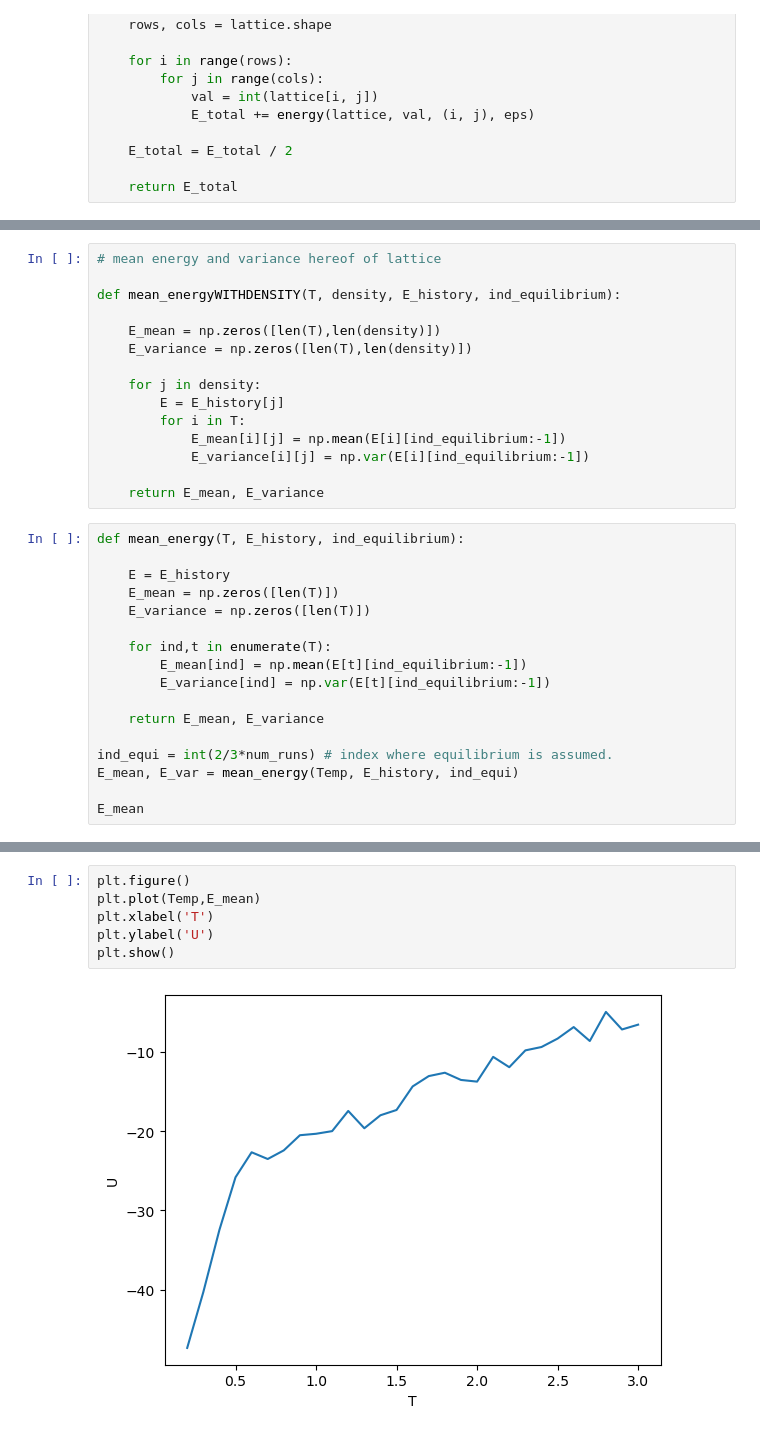
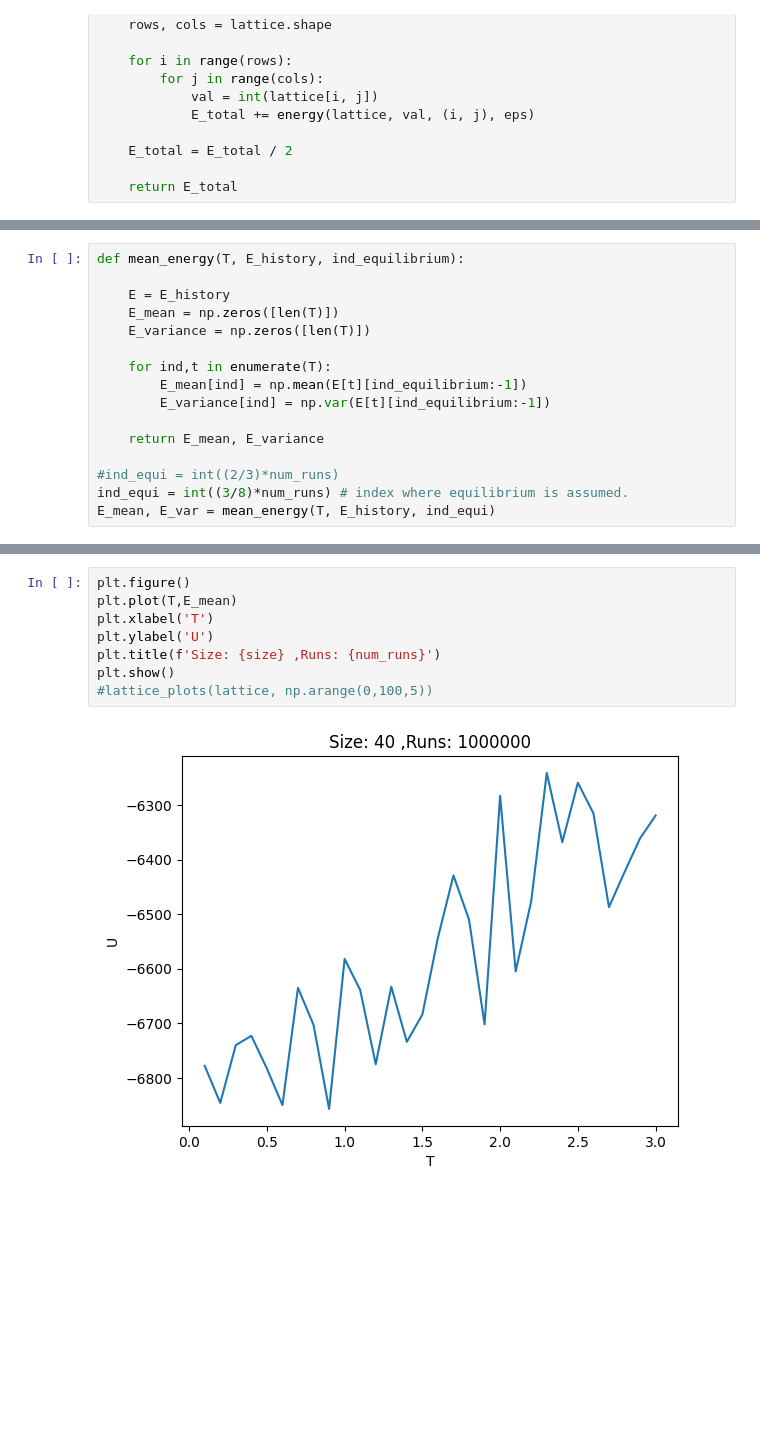
Before and after one commit to anahelena00/Tcell, a Jupyter notebook: InfectiousMonteCarlo.ipynb, the cells around one changed output, grey strips where cells are left out. Cells and saved outputs as stored; diff of their text form; blank space fills up the shorter version.

```diff
--- a/InfectiousMonteCarlo.ipynb
+++ b/InfectiousMonteCarlo.ipynb
@@ -249,32 +290,16 @@ plt.show()
 # %%
-# mean energy and variance hereof of lattice
+def mean_energy(T, E_history, ind_equilibrium):
 
-def mean_energyWITHDENSITY(T, density, E_history, ind_equilibrium):
+    E = E_history
+    E_mean = np.zeros([len(T)])
+    E_variance = np.zeros([len(T)])
 
-    E_mean = np.zeros([len(T),len(density)])
-    E_variance = np.zeros([len(T),len(density)])
-
-    for j in density:
-        E = E_history[j]
-        for i in T:
-            E_mean[i][j] = np.mean(E[i][ind_equilibrium:-1])
-            E_variance[i][j] = np.var(E[i][ind_equilibrium:-1])
+    for ind,t in enumerate(T):
+        E_mean[ind] = np.mean(E[t][ind_equilibrium:-1])
+        E_variance[ind] = np.var(E[t][ind_equilibrium:-1])
 
     return E_mean, E_variance
+
+#ind_equi = int((2/3)*num_runs)
+ind_equi = int((3/8)*num_runs) # index where equilibrium is assumed.
+E_mean, E_var = mean_energy(T, E_history, ind_equi)
-# %%
-def mean_energy(T, E_history, ind_equilibrium):
-
-    E = E_history
-    E_mean = np.zeros([len(T)])
-    E_variance = np.zeros([len(T)])
-
-    for ind,t in enumerate(T):
-        E_mean[ind] = np.mean(E[t][ind_equilibrium:-1])
-        E_variance[ind] = np.var(E[t][ind_equilibrium:-1])
-
-    return E_mean, E_variance
-
-ind_equi = int(2/3*num_runs) # index where equilibrium is assumed.
-E_mean, E_var = mean_energy(Temp, E_history, ind_equi)
-
-E_mean
@@ -290,11 +306,13 @@ array([ -6.57575758,  -7.18181818,  -4.96969697,  -8.63636364,
 # %%
 plt.figure()
-plt.plot(Temp,E_mean)
+plt.plot(T,E_mean)
 plt.xlabel('T')
 plt.ylabel('U')
+plt.title(f'Size: {size} ,Runs: {num_runs}')
 plt.show()
+#lattice_plots(lattice, np.arange(0,100,5))
 # %% [output]
-[figure, old version]
+[figure, new version]
 # %%
 # SAVE DATA
 
```
Also changed, not shown: parts of 12 cells of this notebook.
